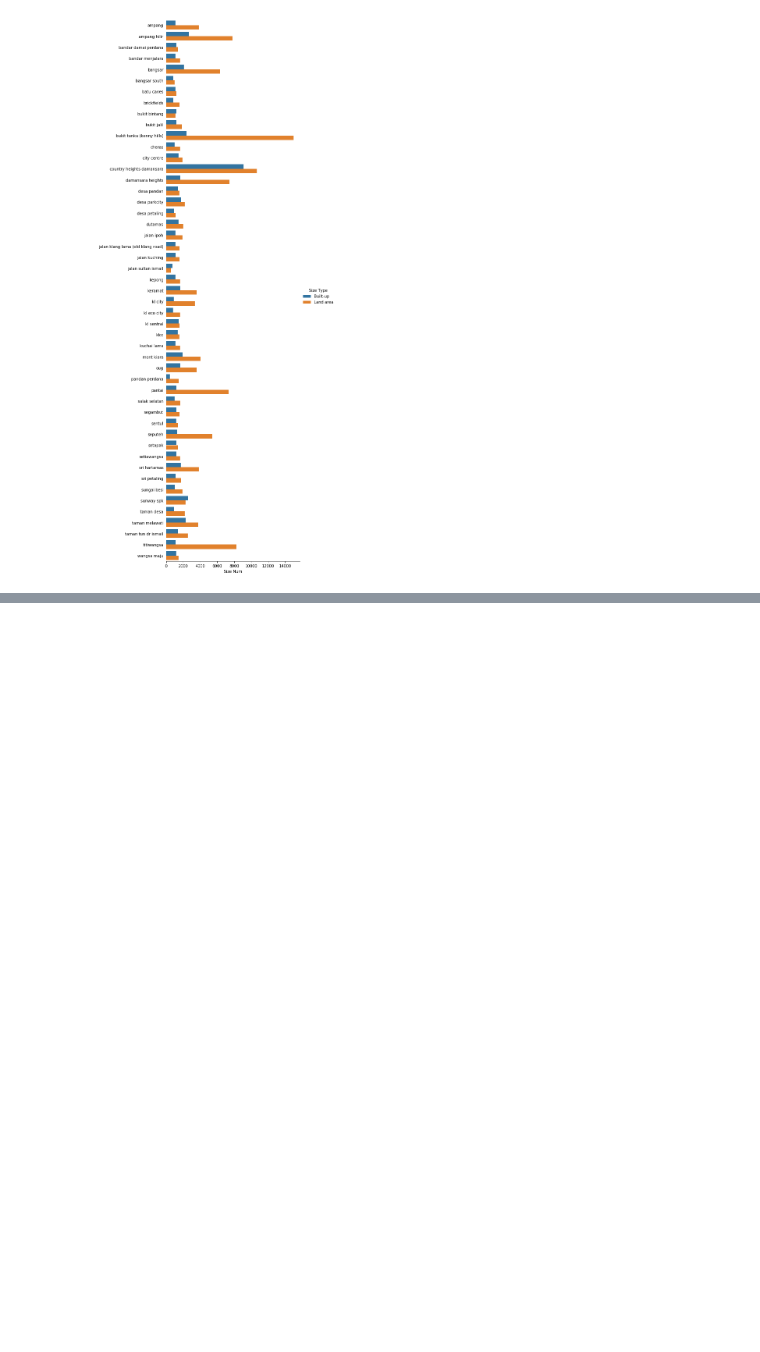
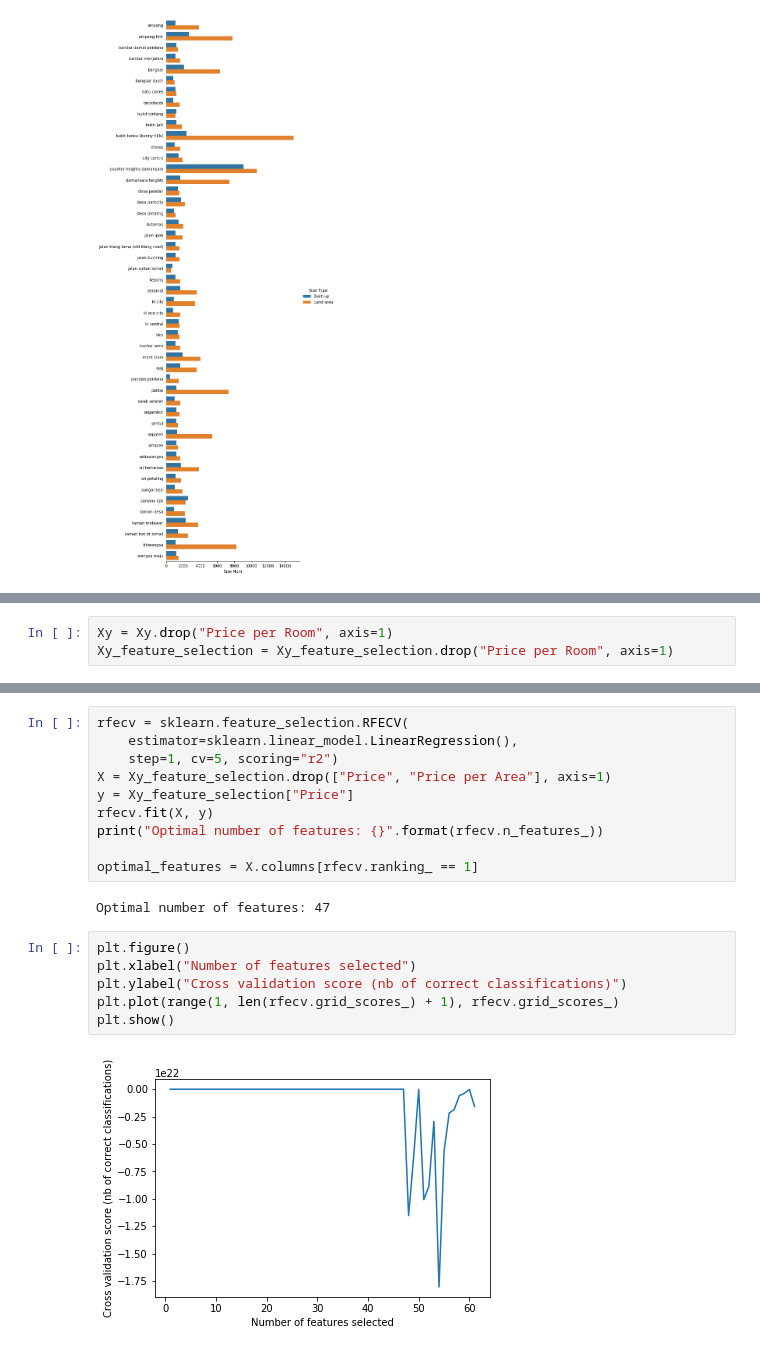
Before and after one commit to DragonDuck/webscraping_iproperty, a Jupyter notebook: PropertyAnalysis.ipynb, the cells around one changed output, grey strips where cells are left out. Saved outputs shown, nothing was run; the diff lists cells and outputs as text; blank space fills up the shorter version.

```diff
--- a/PropertyAnalysis.ipynb
+++ b/PropertyAnalysis.ipynb
@@ -679,0 +928,3 @@ fig.set_ylabels("");
+# %%
+Xy = Xy.drop("Price per Room", axis=1)
+Xy_feature_selection = Xy_feature_selection.drop("Price per Room", axis=1)
@@ -679,0 +934,20 @@ fig.set_ylabels("");
+# %%
+rfecv = sklearn.feature_selection.RFECV(
+    estimator=sklearn.linear_model.LinearRegression(),
+    step=1, cv=5, scoring="r2")
+X = Xy_feature_selection.drop(["Price", "Price per Area"], axis=1)
+y = Xy_feature_selection["Price"]
+rfecv.fit(X, y)
+print("Optimal number of features: {}".format(rfecv.n_features_))
+
+optimal_features = X.columns[rfecv.ranking_ == 1]
+# %% [output]
+Optimal number of features: 47
+# %%
+plt.figure()
+plt.xlabel("Number of features selected")
+plt.ylabel("Cross validation score (nb of correct classifications)")
+plt.plot(range(1, len(rfecv.grid_scores_) + 1), rfecv.grid_scores_)
+plt.show()
+# %% [output]
+[figure, added]
```
Also changed, not shown: parts of 49 cells of this notebook.
